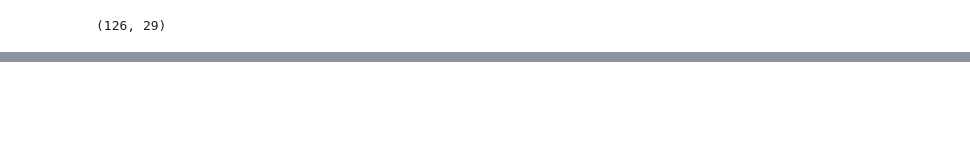
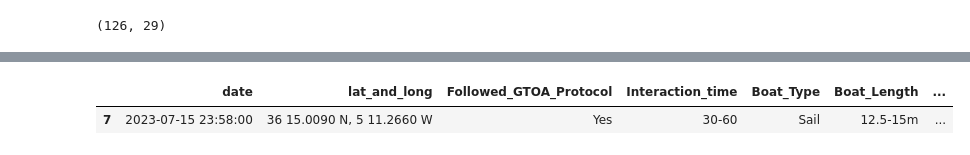
Before and after one commit to Jacobomb/Orca-interactions-in-the-Iberian-Peninsula, a Jupyter notebook: notebooks/2.DataCleaning.ipynb, the cells around one changed output, grey strips where cells are left out. Cells and saved outputs as stored; diff of their text form; code cells hidden in the pictures; blank space fills up the shorter version.

```diff
--- a/notebooks/2.DataCleaning.ipynb
+++ b/notebooks/2.DataCleaning.ipynb
@@ -658,0 +646,13 @@ df_copia
+# %%
+# Para estas dos filas, vamos a mover 2 posiciones a la derecha todos los valores desde la columna 'Rudder' en adelante
+
+# Indice de la fila que queremos alterar
+index_to_shift = 20
+
+# Cogemos el indice de la columna 'Wind_Speed_Beaufort'
+rudder_column_index = df.columns.get_loc('Rudder')
+
+# Usamos la función shift para la fila en particular y desde 'Wind_Speed_Beaufort' en adelante
+df.iloc[index_to_shift, rudder_column_index:] = df.iloc[index_to_shift, rudder_column_index:].shift(2)
+
+print(df.iloc[index_to_shift])
@@ -658,0 +677,13 @@ df_copia
+# %%
+# Para estas dos filas, vamos a mover 2 posiciones a la derecha todos los valores desde la columna 'Rudder' en adelante
+
+# Indice de la fila que queremos alterar
+index_to_shift = 21
+
+# Cogemos el indice de la columna 'Wind_Speed_Beaufort'
+rudder_column_index = df.columns.get_loc('Rudder')
+
+# Usamos la función shift para la fila en particular y desde 'Wind_Speed_Beaufort' en adelante
+df.iloc[index_to_shift, rudder_column_index:] = df.iloc[index_to_shift, rudder_column_index:].shift(2)
+
+print(df.iloc[index_to_shift])
@@ -658,0 +708,10 @@ df_copia
+# %%
+# Ahora tendremos que meter a mano para las columnas 'Rudder' y 'Motoring_or_Sailing' dos valores 'Unknown' para cada fila
+
+# Fila 20
+df.loc[20, 'Rudder'] = 'Unknown'
+df.loc[20, 'Motoring_or_Sailing'] = 'Unknown'
+
+# Fila 21
+df.loc[21, 'Rudder'] = 'Unknown'
+df.loc[21, 'Motoring_or_Sailing'] = 'Unknown'
@@ -658,0 +735,6 @@ df_copia
+# %%
+# Repetimos el proceso que acabamos de hacer, ahora con 'Sailing'
+df[df.Rudder == 'Sailing']
+# %% [output]
+|  | date | lat_and_long | Followed_GTOA_Protocol | Interaction_time | Boat_Type | Boat_Length | ... |
+| 7 | 2023-07-15 23:58:00 | 36 15.0090 N, 5 11.2660 W | Yes | 30-60 | Sail | 12.5-15m | ... |
```
Also changed, not shown: parts of 27 cells of this notebook.
